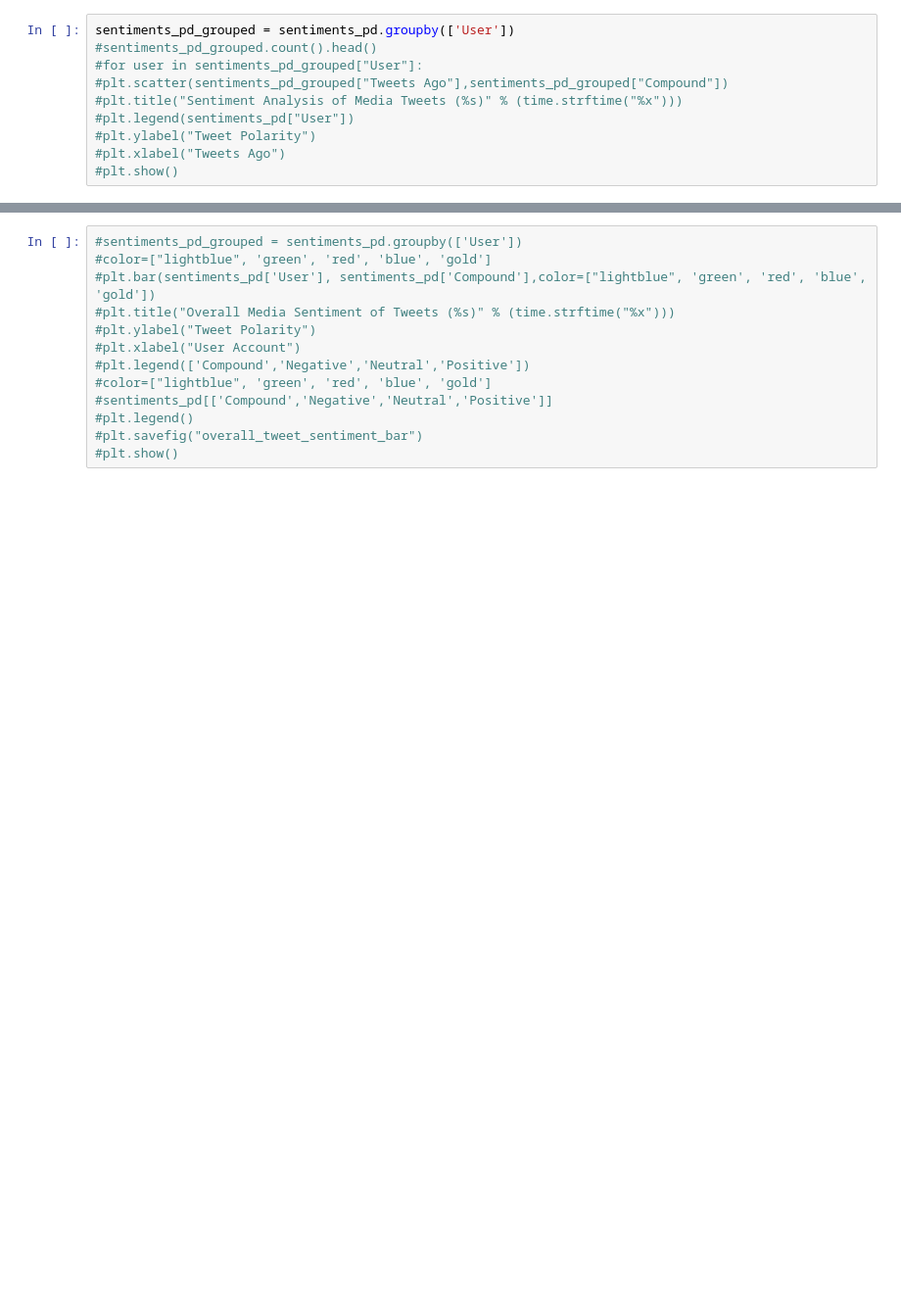
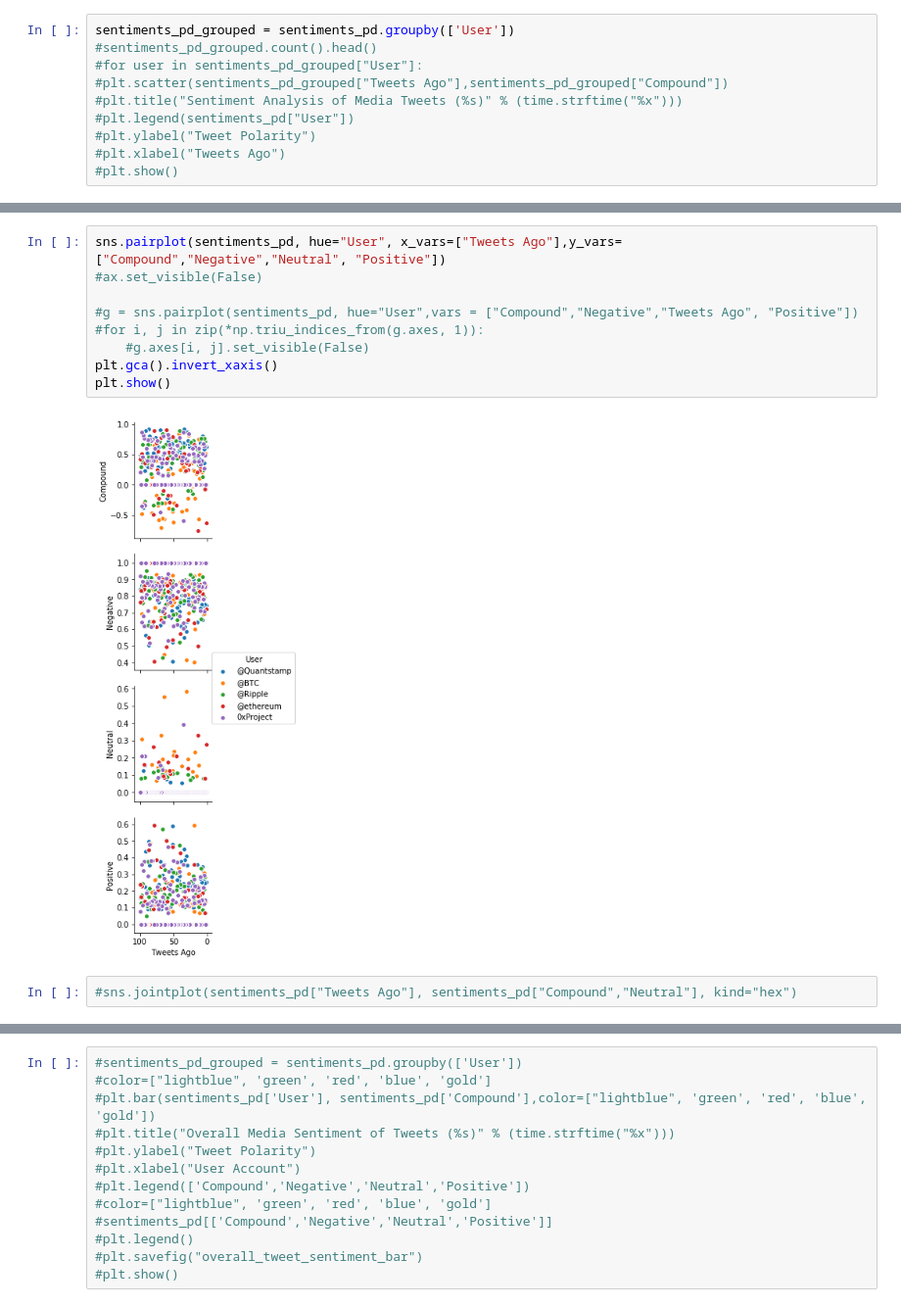
Before and after one commit to timothyyu/twitter-sentiment, a Jupyter notebook: main.ipynb, the cells around one changed output, grey strips where cells are left out. Shown at 98% size. Cells and saved outputs as stored; diff of their text form; blank space fills up the shorter version.

```diff
--- a/main.ipynb
+++ b/main.ipynb
@@ -111 +129,14 @@ ax.invert_xaxis()
+# %%
+sns.pairplot(sentiments_pd, hue="User", x_vars=["Tweets Ago"],y_vars=["Compound","Negative","Neutral", "Positive"])
+#ax.set_visible(False)
+
+#g = sns.pairplot(sentiments_pd, hue="User",vars = ["Compound","Negative","Tweets Ago", "Positive"])
+#for i, j in zip(*np.triu_indices_from(g.axes, 1)):
+    #g.axes[i, j].set_visible(False)
+plt.gca().invert_xaxis()
+plt.show()
+# %% [output]
+[figure, added]
+# %%
+#sns.jointplot(sentiments_pd["Tweets Ago"], sentiments_pd["Compound","Neutral"], kind="hex")
 # %%
```
Also changed, not shown: parts of 7 cells of this notebook, 3 other files.
